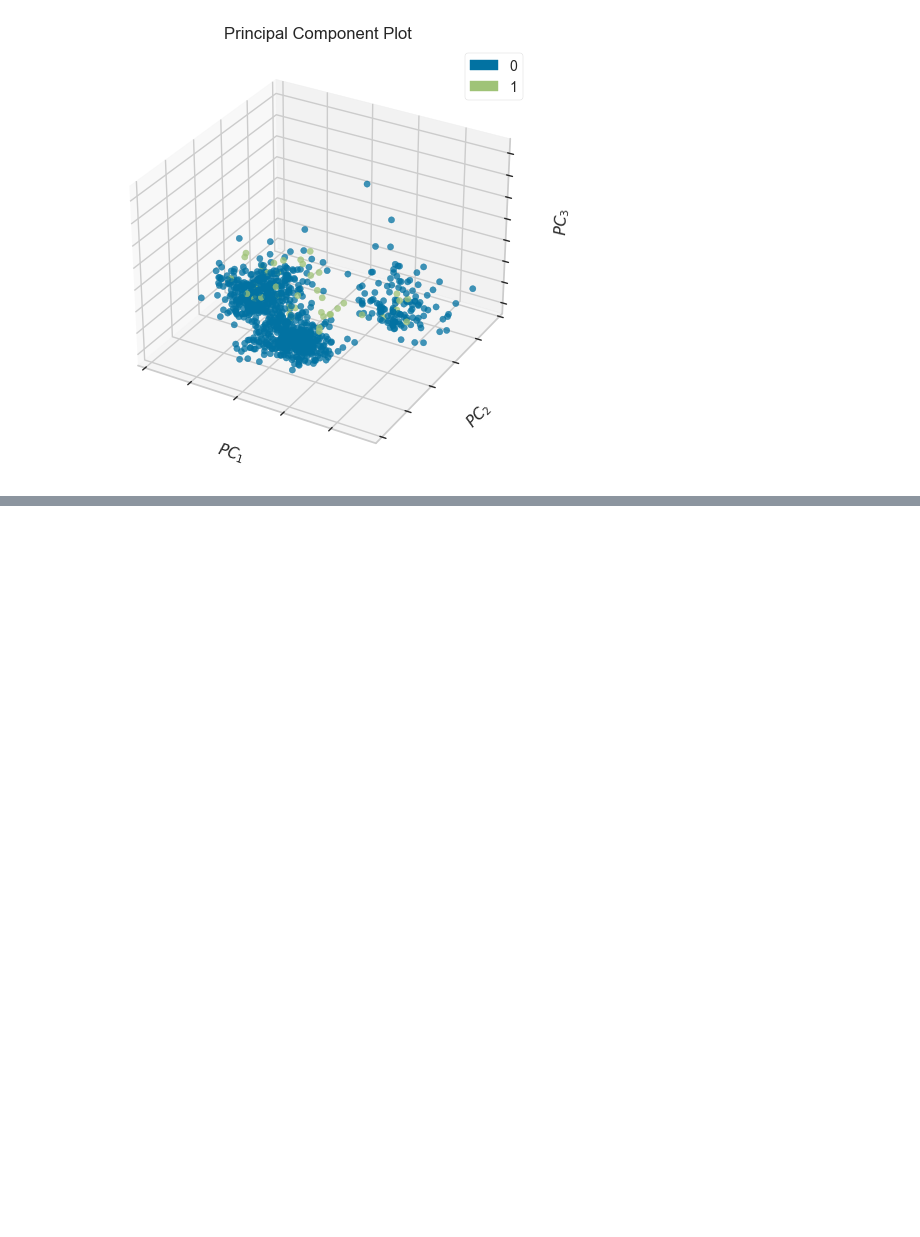
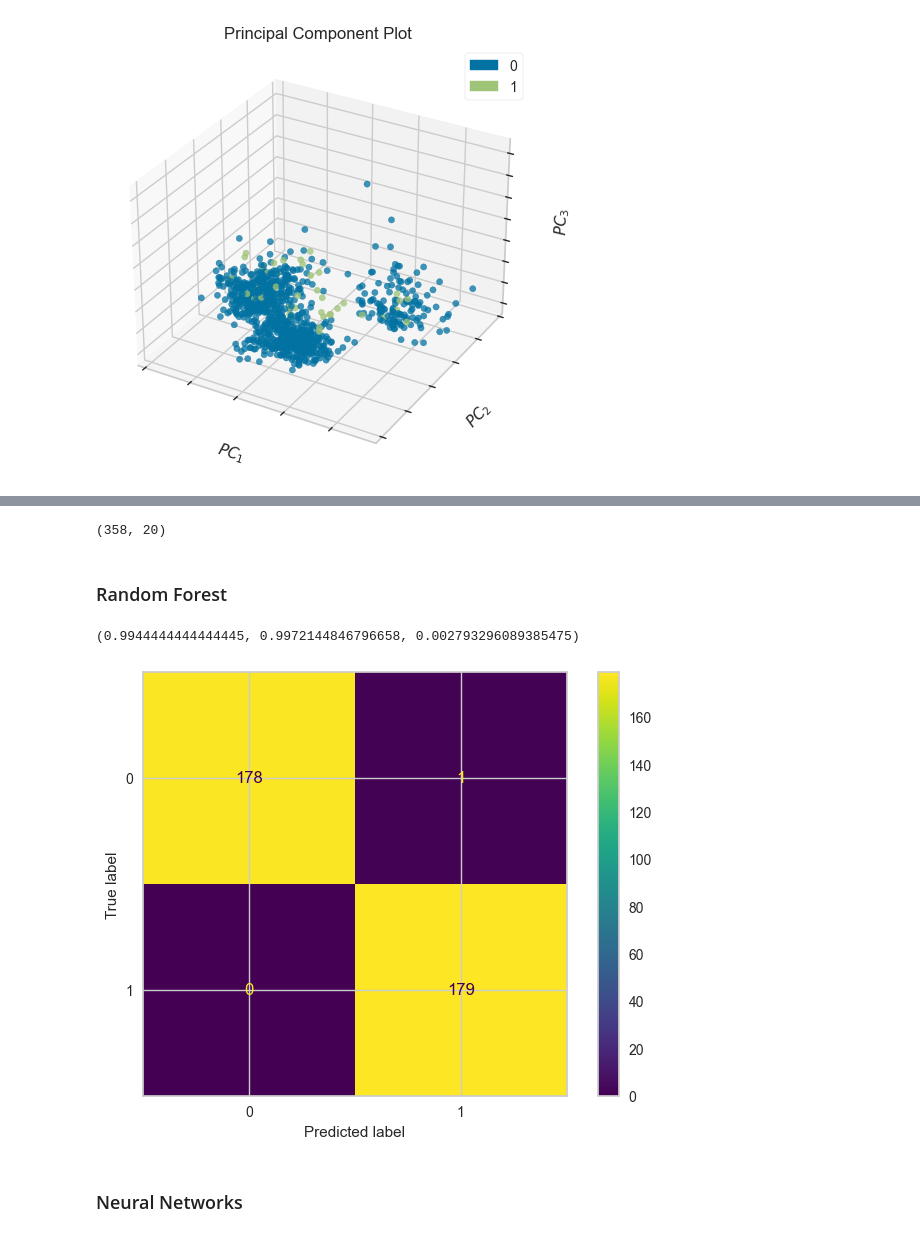
Before and after one commit to Dnbg1982/Oil-Gas-Projects, a Jupyter notebook: Oil_Spill/Notebook/Oil_Spill.ipynb, the cells around one changed output, grey strips where cells are left out. Drawn from its saved outputs; the diff is of its cells as text; code cells hidden in the pictures; blank space fills up the shorter version.

```diff
--- a/Oil_Spill/Notebook/Oil_Spill.ipynb
+++ b/Oil_Spill/Notebook/Oil_Spill.ipynb
@@ -166,0 +184,4 @@ pca_decomposition(X,Y, projection=3);
+# %%
+oversam_spill = RandomOverSampler(sampling_strategy='minority')
+X_over, Y_over = oversam_spill.fit_resample(X,Y)
+Counter(Y_over)
@@ -166,0 +190,2 @@ pca_decomposition(X,Y, projection=3);
+# %%
+X_train, X_test, Y_train, Y_test = train_test_split(X_over, Y_over, test_size=0.2, random_state=82, stratify=Y_over)
@@ -166,0 +196,20 @@ pca_decomposition(X,Y, projection=3);
+# %%
+X_test.shape
+# %% [output]
+(358, 20)
+# %% [markdown]
+### Random Forest
+# %%
+os_rf_mod = RandomForestClassifier().fit(X_train, Y_train)
+# %%
+os_rf_pred = os_rf_mod.predict(X_test)
+# %%
+precision_score(Y_test, os_rf_pred), f1_score(Y_test, os_rf_pred), mean_squared_error(Y_test, os_rf_pred)
+# %% [output]
+(0.9944444444444445, 0.9972144846796658, 0.002793296089385475)
+# %%
+ConfusionMatrixDisplay(confusion_matrix=confusion_matrix(Y_test, os_rf_pred)).plot();
+# %% [output]
+[figure, added]
+# %% [markdown]
+### Neural Networks
```
Also changed, not shown: parts of 7 cells of this notebook.
